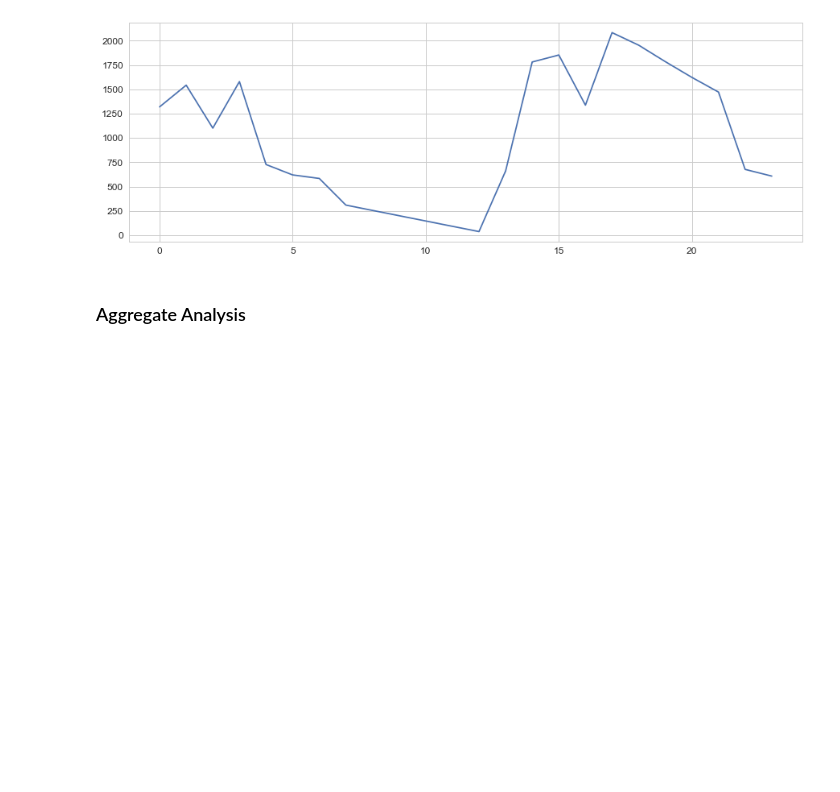
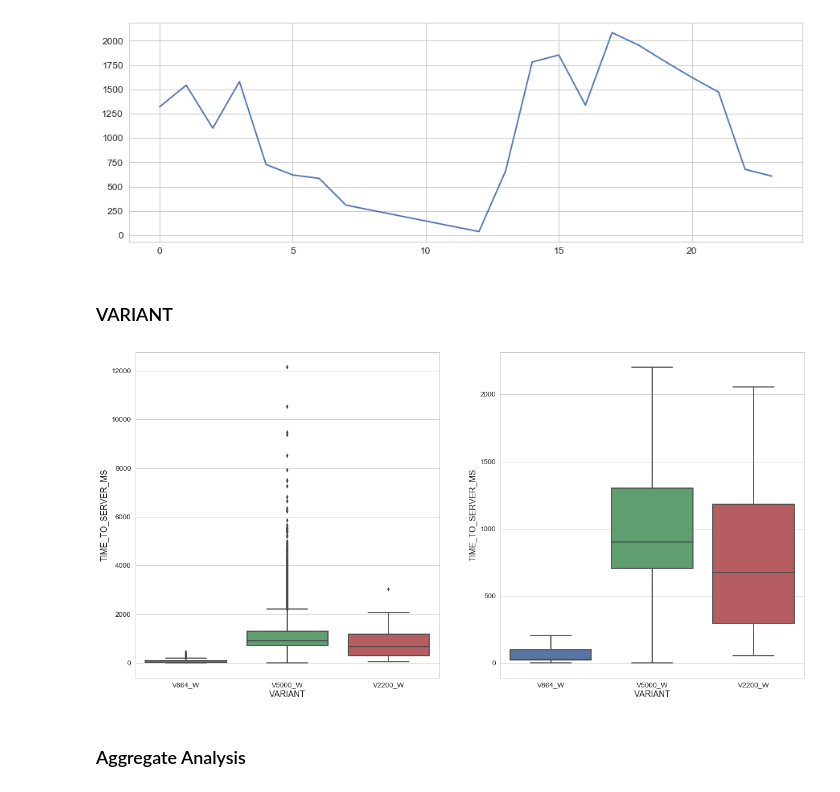
Before and after one commit to 471644/Challenges, a Jupyter notebook: Time Series Forecast Packets of data.ipynb, the cells around one changed output. Cells and saved outputs as stored; diff of their text form; code cells hidden in the pictures; blank space fills up the shorter version.

```diff
--- a/Time Series Forecast Packets of data.ipynb
+++ b/Time Series Forecast Packets of data.ipynb
@@ -379,6 +405,17 @@ plt.plot(pd.crosstab(train.TimeStampInSec.dt.hour,train.CACHE_RESULT_CODE)['TCP_
 # %% [output]
 [<matplotlib.lines.Line2D at 0x...>]
 [figure]
+# %% [markdown]
+### VARIANT ###
+# %%
+fig,axarr = plt.subplots(1,2,figsize=(20,10))
+
+sns.factorplot(y='TIME_TO_SERVER_MS',x='VARIANT',data=train,kind='box',size=15,aspect=.4,showfliers=True,ax=axarr[0])
+sns.factorplot(y='TIME_TO_SERVER_MS',x='VARIANT',data=train,kind='box',size=15,aspect=.4,showfliers=False,ax=axarr[1])
+plt.close(2)
+plt.close(3)
+# %% [output]
+[figure, added]
 # %% [markdown]
 ### Aggregate Analysis ###
 # %%
```
Also changed, not shown: parts of 35 cells of this notebook.
